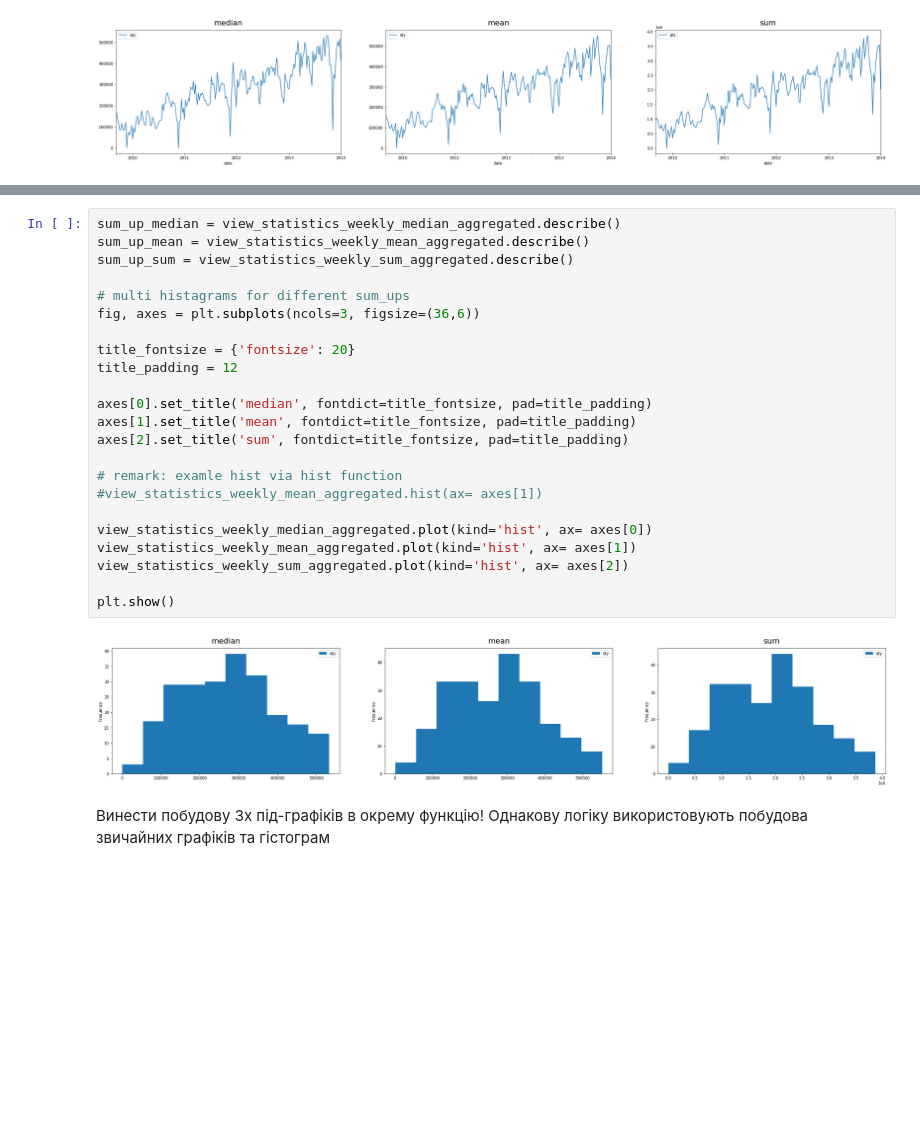
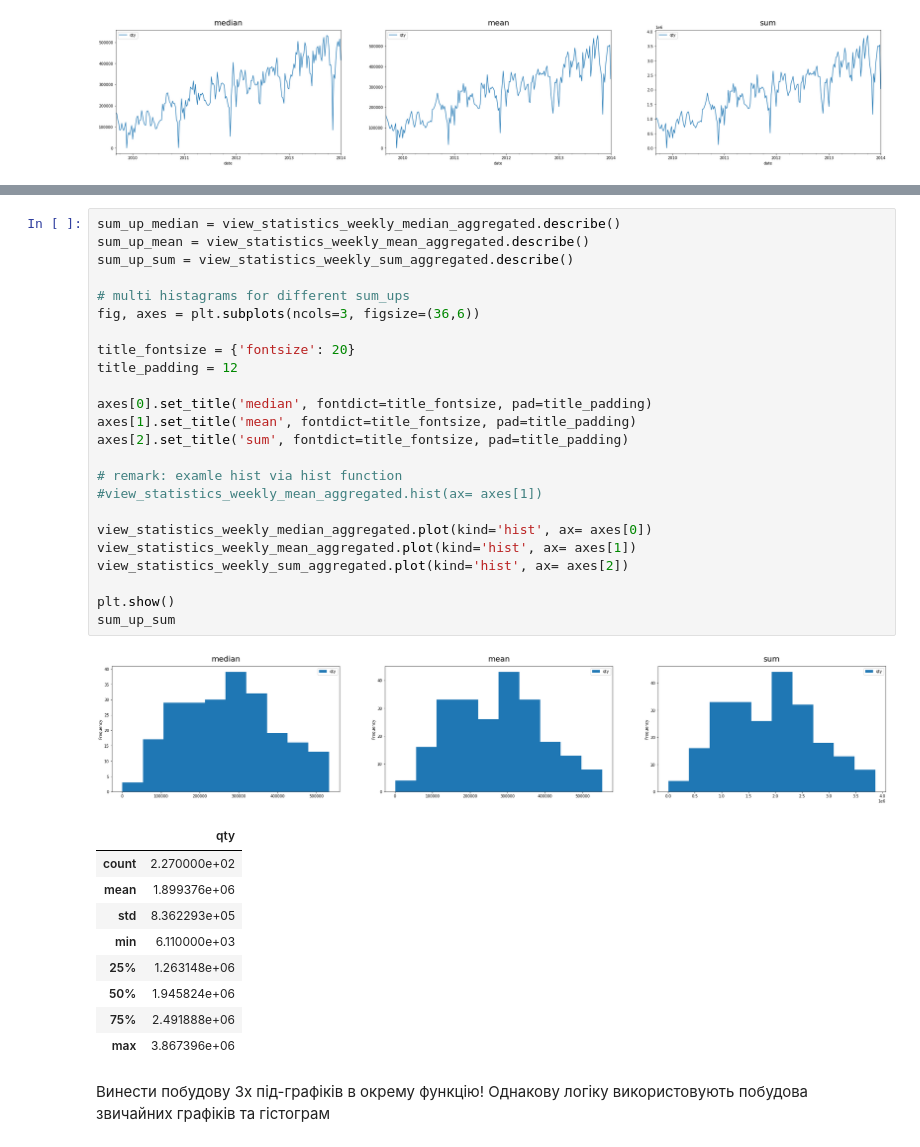
Before and after one commit to markbugatti/arima-basic-diploma, a Jupyter notebook: analyze_views.ipynb, the cells around one changed output, grey strips where cells are left out. Drawn from its saved outputs; the diff is of its cells as text; blank space fills up the shorter version.

```diff
--- a/work_with_goods.ipynb
+++ b/analyze_views.ipynb
@@ -89,27 +89,37 @@ axes[0]
 # %%
 sum_up_median = view_statistics_weekly_median_aggregated.describe()
 sum_up_mean = view_statistics_weekly_mean_aggregated.describe()
 sum_up_sum = view_statistics_weekly_sum_aggregated.describe()
 
 # multi histagrams for different sum_ups
 fig, axes = plt.subplots(ncols=3, figsize=(36,6))
 
 title_fontsize = {'fontsize': 20}
 title_padding = 12
 
 axes[0].set_title('median', fontdict=title_fontsize, pad=title_padding)
 axes[1].set_title('mean', fontdict=title_fontsize, pad=title_padding)
 axes[2].set_title('sum', fontdict=title_fontsize, pad=title_padding)
 
 # remark: examle hist via hist function
 #view_statistics_weekly_mean_aggregated.hist(ax= axes[1])
 
 view_statistics_weekly_median_aggregated.plot(kind='hist', ax= axes[0])
 view_statistics_weekly_mean_aggregated.plot(kind='hist', ax= axes[1])
 view_statistics_weekly_sum_aggregated.plot(kind='hist', ax= axes[2])
 
 plt.show()
+sum_up_sum
 # %% [output]
 [figure]
+|  | qty |
+| count | 2.270000e+02 |
+| mean | 1.899376e+06 |
+| std | 8.362293e+05 |
+| min | 6.110000e+03 |
+| 25% | 1.263148e+06 |
+| 50% | 1.945824e+06 |
+| 75% | 2.491888e+06 |
+| max | 3.867396e+06 |
 # %% [markdown]
 Винести побудову 3х під-графіків в окрему функцію! Однакову логіку використовують побудова звичайних графіків та гістограм
```
Also changed, not shown: parts of 11 cells of this notebook.
